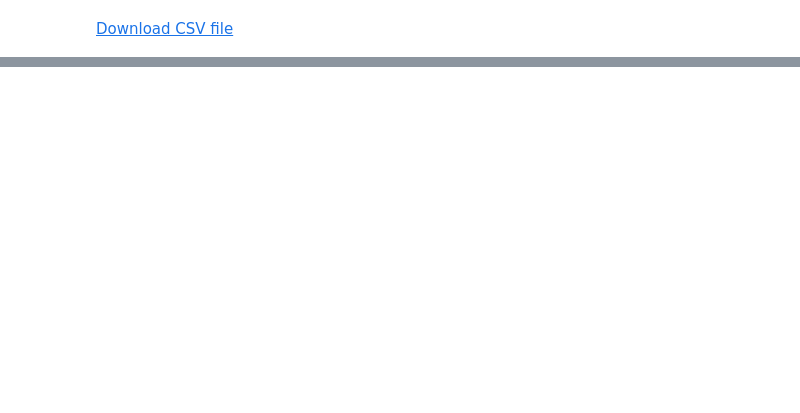
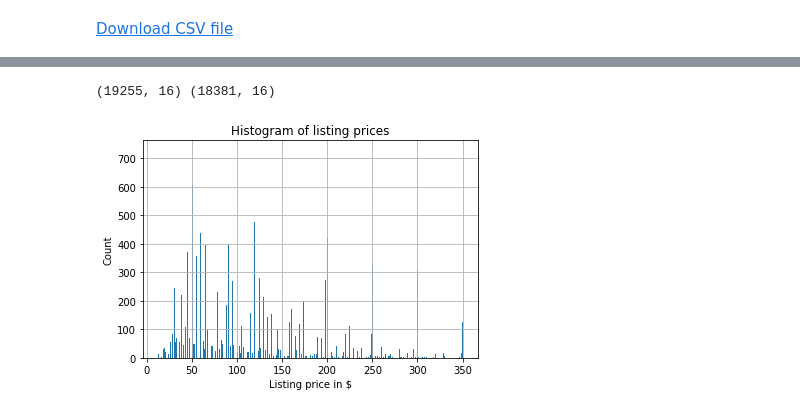
Before and after one commit to ldiazm/coursera-applied-data-science-capstone, a Jupyter notebook: The Battle of Neighborhoods (Week 2).ipynb, the cells around one changed output, grey strips where cells are left out. Cells and saved outputs as stored; diff of their text form; code cells hidden in the pictures; blank space fills up the shorter version.

```diff
--- a/The Battle of Neighborhoods (Week 2).ipynb
+++ b/The Battle of Neighborhoods (Week 2).ipynb
@@ -222,0 +276,13 @@ Download CSV file
+# %%
+# 1st attempt to clean outliers
+df_airbnb = df_airbnb_raw.loc[(df_airbnb_raw['price'] > 0) & (df_airbnb_raw['price'] < 351)]
+print (df_airbnb_raw.shape, df_airbnb.shape)
+# %% [output]
+(19255, 16) (18381, 16)
+# %%
+df_airbnb['price'].hist(bins=500)
+plt.ylabel('Count')
+plt.xlabel('Listing price in $')
+plt.title('Histogram of listing prices');
+# %% [output]
+[figure, added]
```
Also changed, not shown: parts of 58 cells of this notebook.
